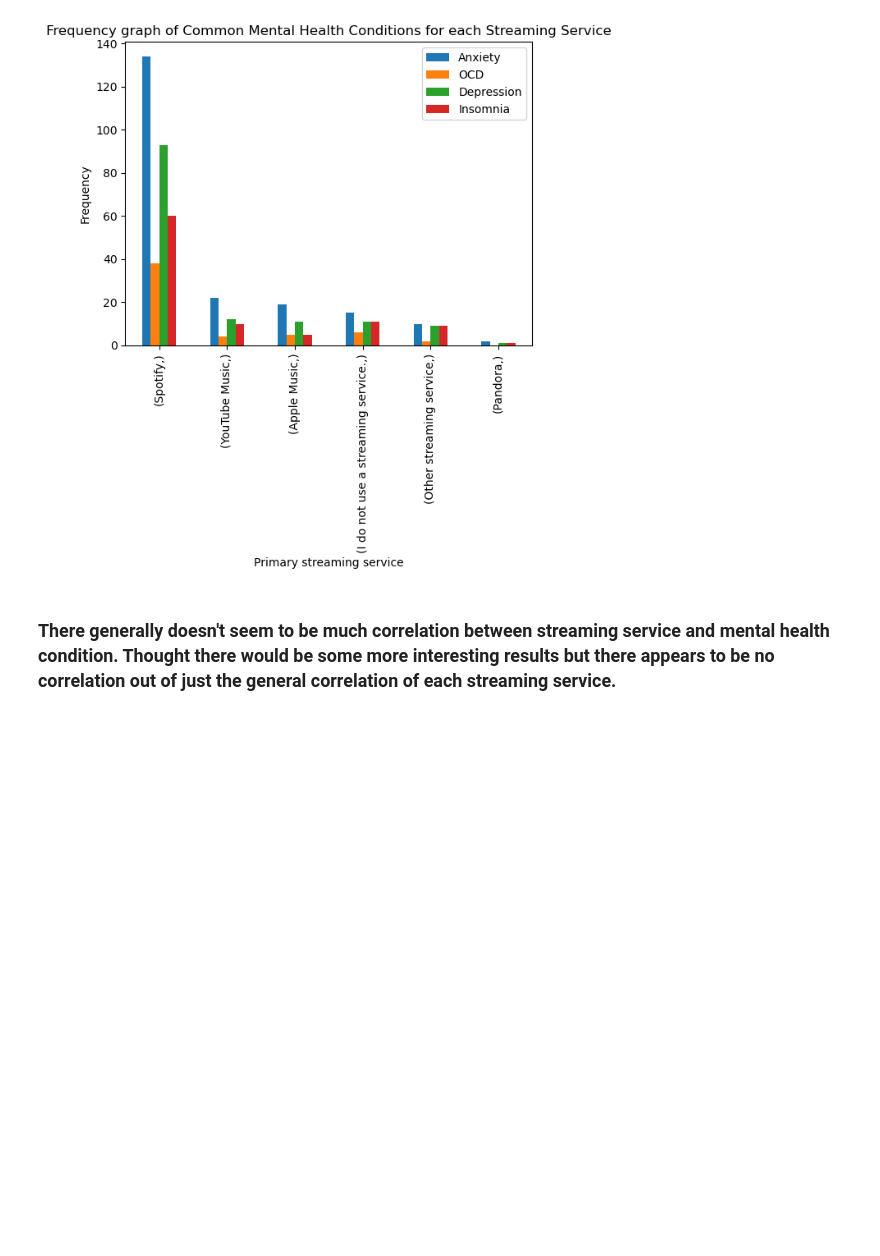
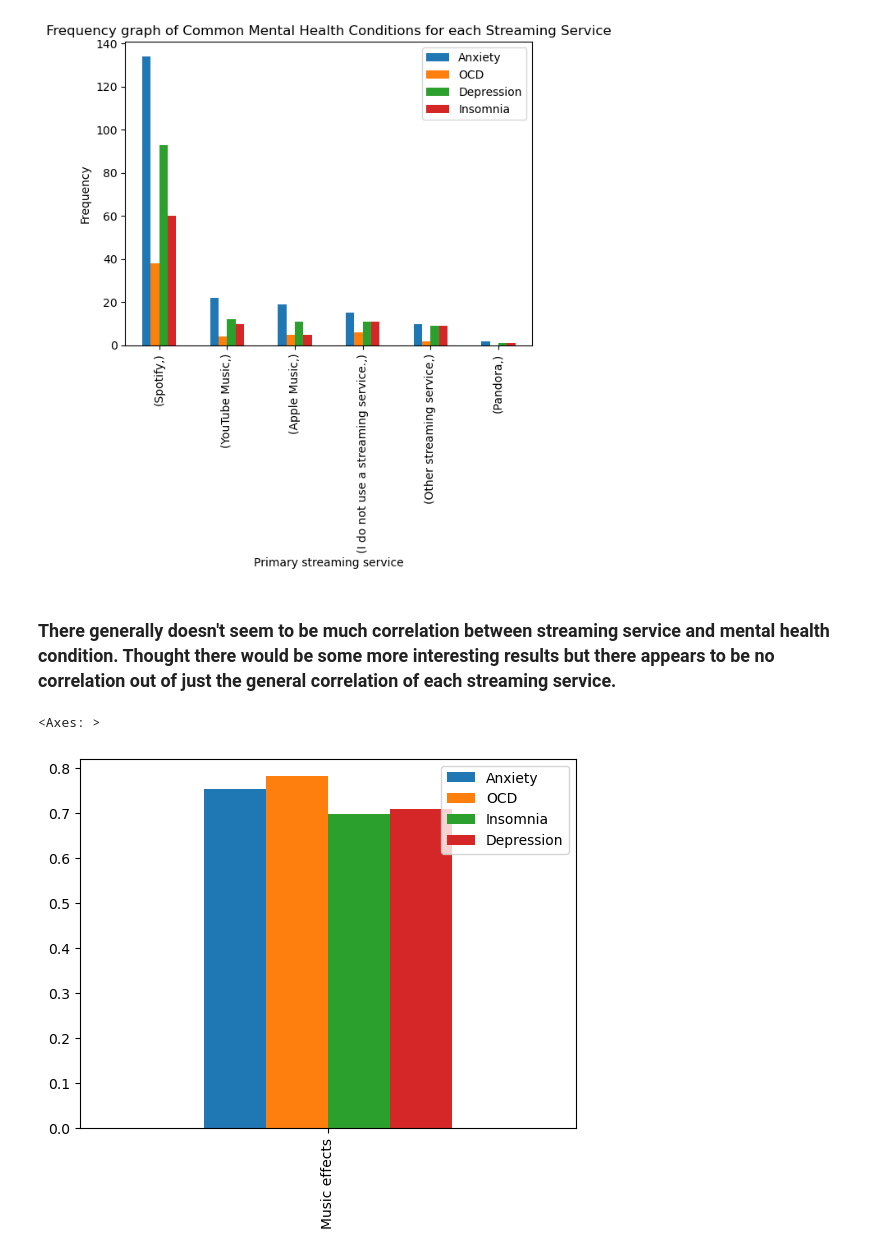
Before and after one commit to GamingCuber/final_project_hth, a Jupyter notebook: src/main.ipynb, the cells around one changed output. Cells and saved outputs as stored; diff of their text form; code cells hidden in the pictures; blank space fills up the shorter version.

Commit message:
Finished Question 9

```diff
--- a/src/main.ipynb
+++ b/src/main.ipynb
@@ -191,3 +191,19 @@ Text(0.5, 1.0, 'Frequency graph of Common Mental Health Conditions for each Stre
 [figure]
 # %% [markdown]
 ### There generally doesn't seem to be much correlation between streaming service and mental health condition. Thought there would be some more interesting results but there appears to be no correlation out of just the general correlation of each streaming service.
+# %%
+# Question 8: What mental states are most improved by listening to music?
+
+improve_anxiety_df = main_data[(main_data["Anxiety"] > 7)].filter(like="Music effects").mean()
+improve_ocd_df = main_data[(main_data["OCD"] > 7)].filter(like="Music effects").mean()
+improve_insomnia_df = main_data[(main_data["Insomnia"] > 7)].filter(like="Music effects").mean()
+improve_depression_df = main_data[(main_data["Depression"] > 7)].filter(like="Music effects").mean()
+
+improve_mental_state_df = pd.concat([improve_anxiety_df, improve_ocd_df, improve_insomnia_df, improve_depression_df], axis=1)
+improve_mental_state_df.rename(columns = {0: "Anxiety", 1: "OCD", 2: "Insomnia", 3: "Depression"}, inplace = True)
+
+improve_mental_state_barplot = improve_mental_state_df.plot(kind="bar")
+improve_mental_state_barplot
+# %% [output]
+<Axes: >
+[figure, added]
```
Also changed, not shown: parts of 5 cells of this notebook, 1 other file.
